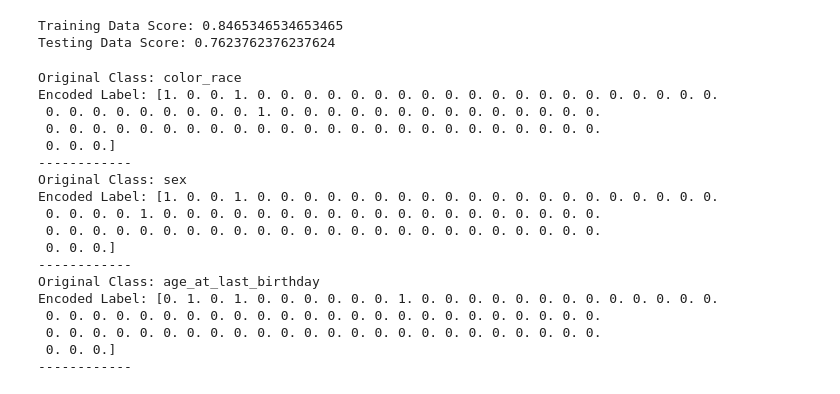
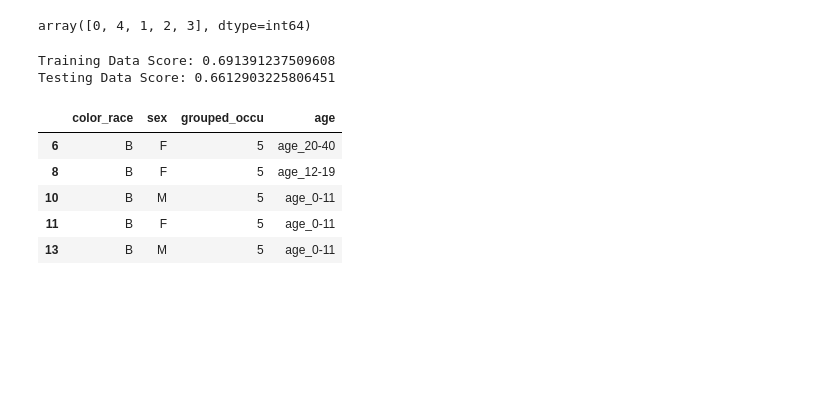
Before and after one commit to trivial-vector/Digital-Humanities, a Jupyter notebook: Data/Karika/Models/logistic regression_multioccu.ipynb, the cells around one changed output. Cells and saved outputs as stored; diff of their text form; code cells hidden in the pictures; blank space fills up the shorter version.

```diff
--- a/Data/Karika/Models/logistic regression_multioccu.ipynb
+++ b/Data/Karika/Models/logistic regression_multioccu.ipynb
@@ -213,38 +228,18 @@ print(X_train_ohe.shape, X_test_ohe.shape)
+# %%
+y_test.unique()
+# %% [output]
+array([0, 4, 1, 2, 3], dtype=int64)
 # %%
 from sklearn.linear_model import LogisticRegression
-# classifier = LogisticRegression()
+classifier = LogisticRegression(solver='lbfgs')
 
-# classifier.fit(X_train_ohe,y_train)
+classifier.fit(X_train_ohe,y_train)
 
-clf = LogisticRegression(random_state=0, solver='lbfgs',
-                          multi_class='multinomial').fit(X_train_ohe,y_train)
+# clf = LogisticRegression(random_state=0, solver='lbfgs',
+#                           multi_class='multinomial').fit(X_train_ohe,y_train)
 
-print(f"Training Data Score: {clf.score(X_train_ohe, y_train)}")
-print(f"Testing Data Score: {clf.score(X_test_ohe, y_test)}")
+print(f"Training Data Score: {classifier.score(X_train_ohe, y_train)}")
+print(f"Testing Data Score: {classifier.score(X_test_ohe, y_test)}")
 # %% [output]
-Training Data Score: 0.8465346534653465
-Testing Data Score: 0.7623762376237624
+Training Data Score: 0.691391237509608
+Testing Data Score: 0.6612903225806451
-# %%
-for label, original_class in zip(X_train_ohe, X_train):
-    print('Original Class: ' + str(original_class))
-    print('Encoded Label: ' + str(label))
-    print('-' * 12)
-# %% [output]
-Original Class: color_race
-Encoded Label: [1. 0. 0. 1. 0. 0. 0. 0. 0. 0. 0. 0. 0. 0. 0. 0. 0. 0. 0. 0. 0. 0. 0. 0.
- 0. 0. 0. 0. 0. 0. 0. 0. 0. 1. 0. 0. 0. 0. 0. 0. 0. 0. 0. 0. 0. 0. 0. 0.
- 0. 0. 0. 0. 0. 0. 0. 0. 0. 0. 0. 0. 0. 0. 0. 0. 0. 0. 0. 0. 0. 0. 0. 0.
- 0. 0. 0.]
-------------
-Original Class: sex
-Encoded Label: [1. 0. 0. 1. 0. 0. 0. 0. 0. 0. 0. 0. 0. 0. 0. 0. 0. 0. 0. 0. 0. 0. 0. 0.
- 0. 0. 0. 0. 1. 0. 0. 0. 0. 0. 0. 0. 0. 0. 0. 0. 0. 0. 0. 0. 0. 0. 0. 0.
- 0. 0. 0. 0. 0. 0. 0. 0. 0. 0. 0. 0. 0. 0. 0. 0. 0. 0. 0. 0. 0. 0. 0. 0.
- 0. 0. 0.]
-------------
-Original Class: age_at_last_birthday
-Encoded Label: [0. 1. 0. 1. 0. 0. 0. 0. 0. 0. 1. 0. 0. 0. 0. 0. 0. 0. 0. 0. 0. 0. 0. 0.
- 0. 0. 0. 0. 0. 0. 0. 0. 0. 0. 0. 0. 0. 0. 0. 0. 0. 0. 0. 0. 0. 0. 0. 0.
- 0. 0. 0. 0. 0. 0. 0. 0. 0. 0. 0. 0. 0. 0. 0. 0. 0. 0. 0. 0. 0. 0. 0. 0.
- 0. 0. 0.]
-------------
@@ -250,0 +253,11 @@ Encoded Label: [0. 1. 0. 1. 0. 0. 0. 0. 0. 0. 1. 0. 0. 0. 0. 0. 0. 0. 0. 0. 0. 0
+# %%
+# get all missing occupations
+predictdata = model_data[model_data.grouped_occu == 5]
+predictdata.head()
+# %% [output]
+|  | color_race | sex | grouped_occu | age |
+| 6 | B | F | 5 | age_20-40 |
+| 8 | B | F | 5 | age_12-19 |
+| 10 | B | M | 5 | age_0-11 |
+| 11 | B | F | 5 | age_0-11 |
+| 13 | B | M | 5 | age_0-11 |
```
Also changed, not shown: parts of 30 cells of this notebook, 9 other files.
